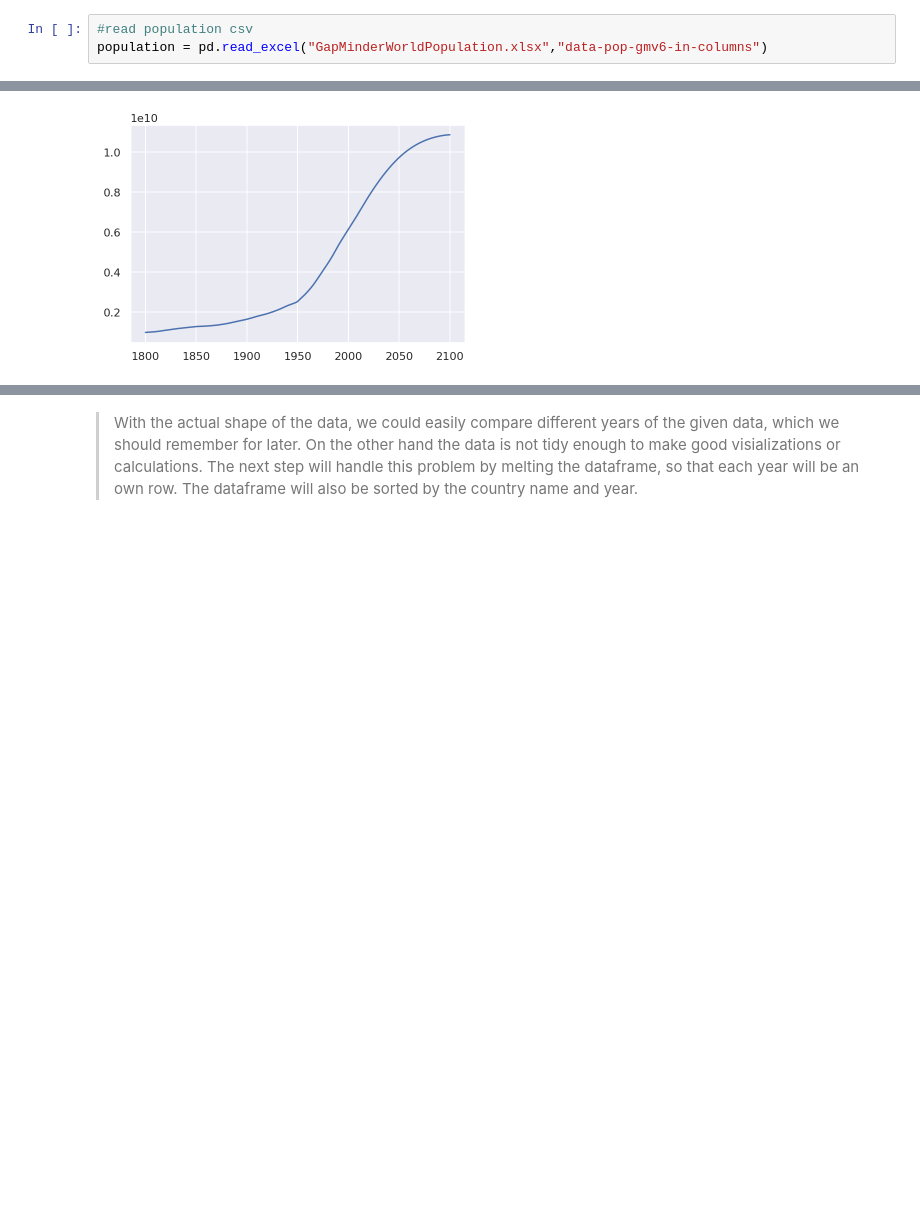
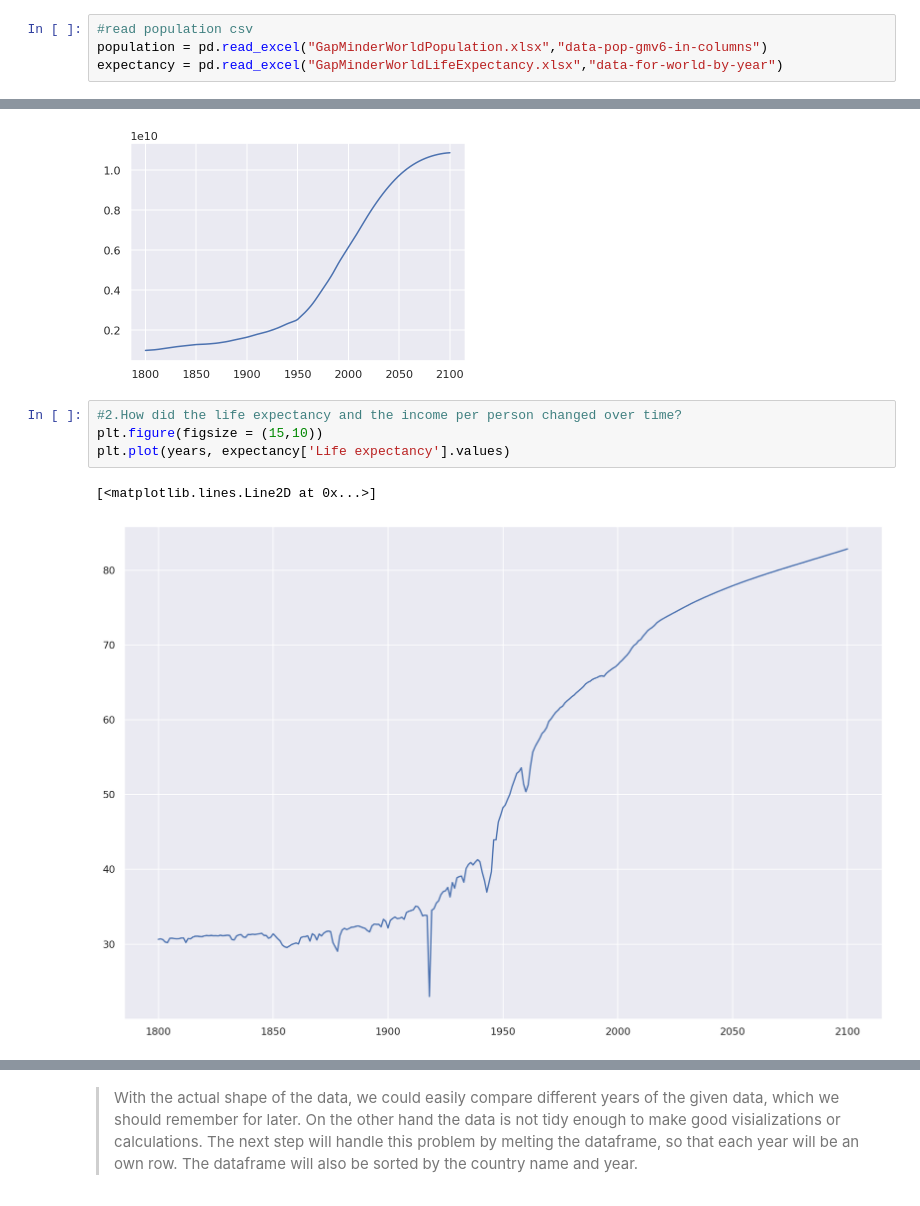
Before and after one commit to mohnishverma87/Udacity-Data-Analyst-Nanodegree, a Jupyter notebook: P1-Investigate-A-Dataset/Investigate Gapminder Data.ipynb, the cells around one changed output, grey strips where cells are left out. Drawn from its saved outputs; the diff is of its cells as text; blank space fills up the shorter version.

```diff
--- a/P1-Investigate-A-Dataset/Investigate Gapminder Data.ipynb
+++ b/P1-Investigate-A-Dataset/Investigate Gapminder Data.ipynb
@@ -100,6 +98,7 @@ cd /content/drive/My\ Drive/Colab\ Notebooks/Data/
 # %%
 #read population csv
 population = pd.read_excel("GapMinderWorldPopulation.xlsx","data-pop-gmv6-in-columns")
+expectancy = pd.read_excel("GapMinderWorldLifeExpectancy.xlsx","data-for-world-by-year")
 # %%
 #show head of the created dataframe
 population.tail(8)
@@ -122,3 +121,10 @@ plt.plot(years, world_pop[0])
 # %% [output]
 [<matplotlib.lines.Line2D at 0x...>]
 [figure]
+# %%
+#2.How did the life expectancy and the income per person changed over time?
+plt.figure(figsize = (15,10))
+plt.plot(years, expectancy['Life expectancy'].values)
+# %% [output]
+[<matplotlib.lines.Line2D at 0x...>]
+[figure, added]
```
Also changed, not shown: parts of 3 cells of this notebook.
